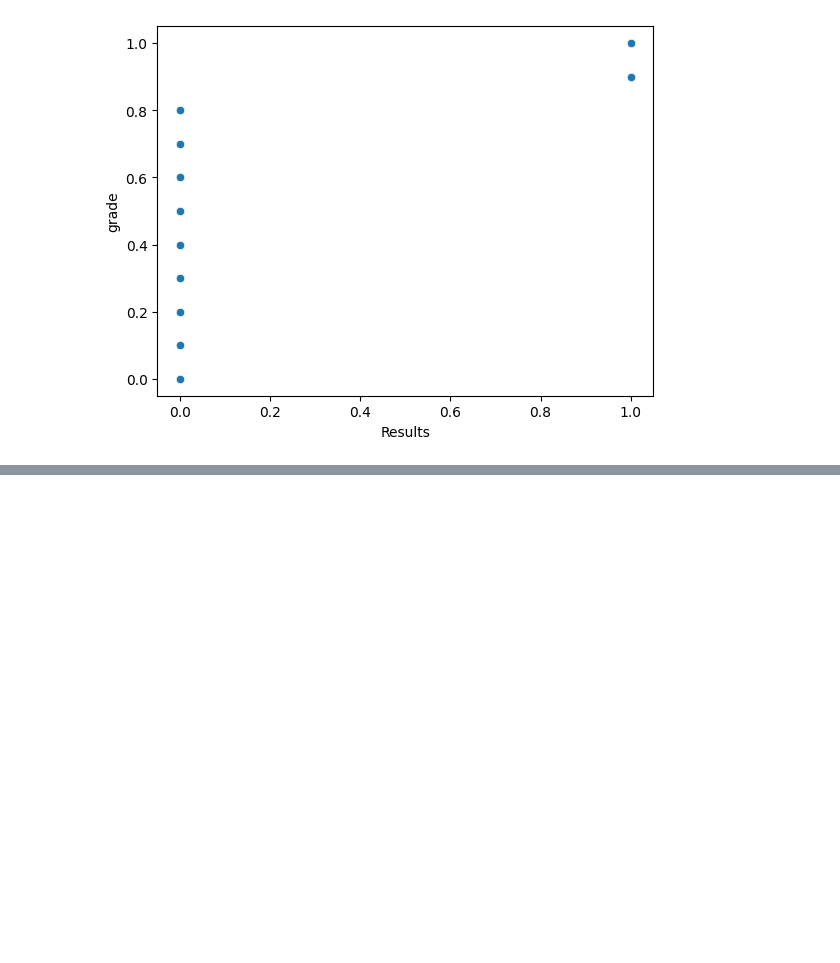
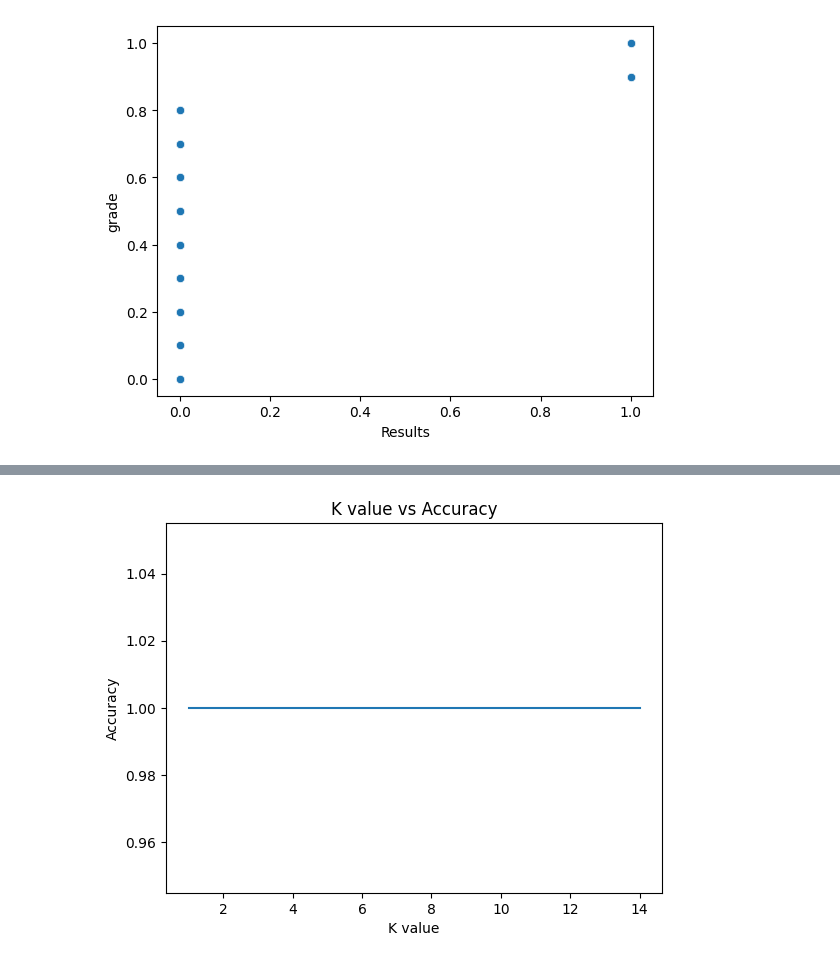
Before and after one commit to josh22018/machine_learning_lab4, a Jupyter notebook: Assignment_04.ipynb, the cells around one changed output, grey strips where cells are left out. Drawn from its saved outputs; the diff is of its cells as text; code cells hidden in the pictures; blank space fills up the shorter version.

```diff
--- a/Assignment_04.ipynb
+++ b/Assignment_04.ipynb
@@ -33,8 +14,8 @@ A=df.iloc[:,3]
 print(A)
 vector_space = A.shape[0]
 print(vector_space)
-df['Results'] = np.where(df['grade'] > mean_grade, 1,0)
-print(df.iloc[:,6])
+#df['Results'] = np.where(df['grade'] > mean_grade, 1,0)
+#print(df.iloc[:,6])
 # %% [output]
 0       1.0
 1       1.0
@@ -80,6 +57,7 @@ print(f"Centroid of Class 1: {centroid1}, Spread: {spread1}")
 print(f"Centroid of Class 2: {centroid2}, Spread: {spread2}")
 print(f"Interclass Distance: {interclass_distance}")
 result = df['results']
+grade=df['grade']
 # %% [output]
 Centroid of Class 1: 0.9767086330935251, Spread: 0.04226877001138608
 Centroid of Class 2: 0.600436046511628, Spread: 0.18493347792865555
@@ -111,0 +76,18 @@ array([0, 1, 1, 0, 1, 1, 0, 0, 0, 1, 1, 1, 1, 1, 1, 1, 1, 0])
+# %%
+from sklearn.model_selection import train_test_split
+from sklearn.neighbors import KNeighborsClassifier
+X_train,X_test,y_train,y_test=train_test_split(grade,result,test_size=0.3)
+knn=KNeighborsClassifier(n_neighbors=3)
+import numpy as np
+
+# Assuming grade is a numpy array
+grade_reshaped = grade.to_numpy().reshape(-1, 1)
+
+# Now use grade_reshaped in the fit method
+knn.fit(grade_reshaped, result)
+# Reshape X_test to a 2D array
+X_test_reshaped = X_test.to_numpy().reshape(-1, 1)
+
+# Now use X_test_reshaped in the score method
+print(knn.score(X_test_reshaped, y_test))
+knn.predict(X_test_reshaped)
@@ -111,0 +113,14 @@ array([0, 1, 1, 0, 1, 1, 0, 0, 0, 1, 1, 1, 1, 1, 1, 1, 1, 0])
+# %%
+accuracy= []
+for i in range(1,15):
+    knn=KNeighborsClassifier(n_neighbors=i)
+    knn.fit(grade_reshaped, result)
+    accuracy.append(knn.score(X_test_reshaped, y_test))
+
+plt.plot(range(1,15),accuracy)
+plt.xlabel('K value')
+plt.ylabel('Accuracy')
+plt.title('K value vs Accuracy')
+plt.show()
+# %% [output]
+[figure, added]
```
Also changed, not shown: parts of 4 cells of this notebook.
